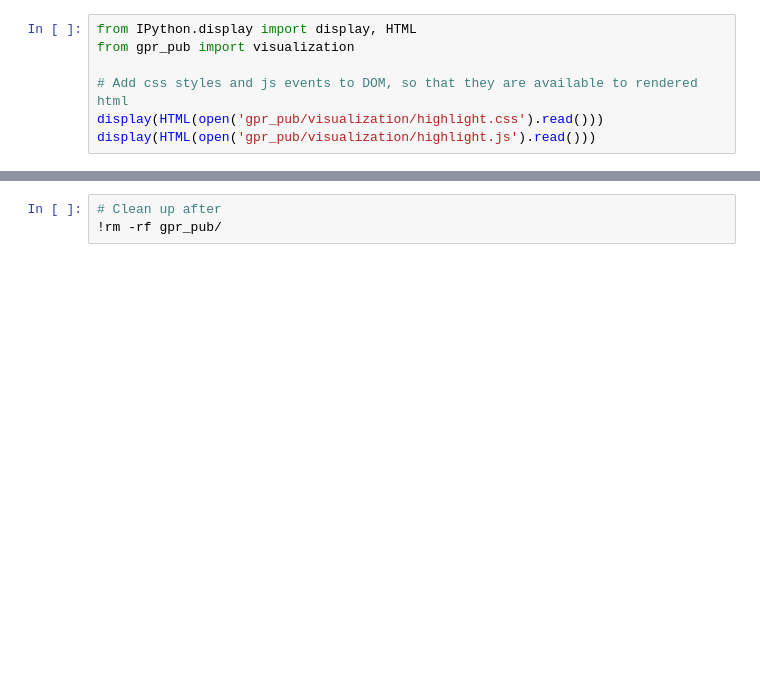
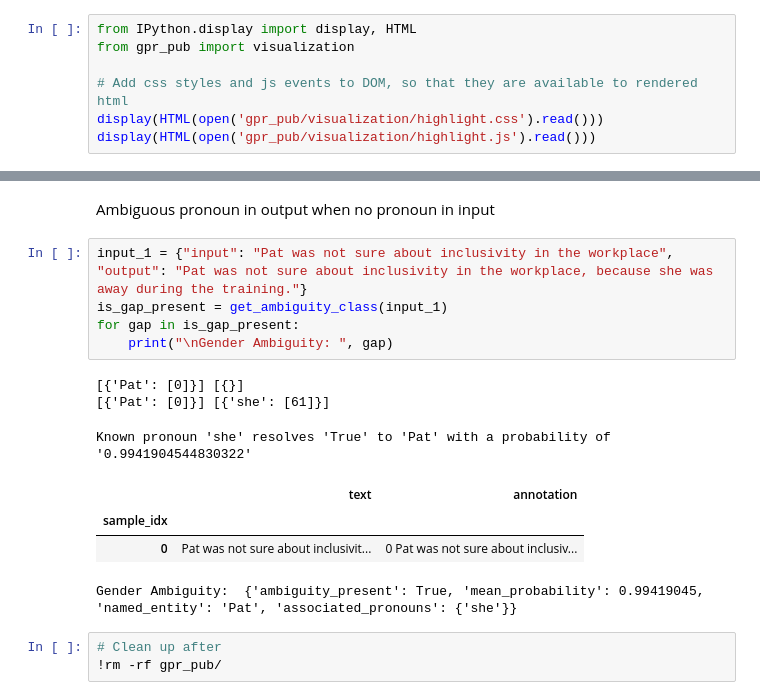
Before and after one commit to lamoghaighoroje/gap, a Jupyter notebook: gap-probert-inference.ipynb, the cells around one changed output, grey strips where cells are left out. Drawn from its saved outputs; the diff is of its cells as text; blank space fills up the shorter version.

```diff
--- a/gap-probert-inference.ipynb
+++ b/gap-probert-inference.ipynb
@@ -757,3 +866,18 @@ display(HTML(s.to_html(justify='left')))
+# %% [markdown]
+Ambiguous pronoun in output when no pronoun in input
+# %%
+input_1 = {"input": "Pat was not sure about inclusivity in the workplace", "output": "Pat was not sure about inclusivity in the workplace, because she was away during the training."}
+is_gap_present = get_ambiguity_class(input_1)
+for gap in is_gap_present:
+    print("\nGender Ambiguity: ", gap)
+# %% [output]
+[{'Pat': [0]}] [{}]
+[{'Pat': [0]}] [{'she': [61]}]
+Known pronoun 'she' resolves 'True' to 'Pat' with a probability of '0.9941904544830322'
+|  | text | annotation |
+| sample_idx |  |  |
+| 0 | Pat was not sure about inclusivit... | 0 Pat was not sure about inclusiv... |
+Gender Ambiguity:  {'ambiguity_present': True, 'mean_probability': 0.99419045, 'named_entity': 'Pat', 'associated_pronouns': {'she'}}
 # %%
 # Clean up after
 !rm -rf gpr_pub/
```
Also changed, not shown: parts of 31 cells of this notebook, 3 other files.
